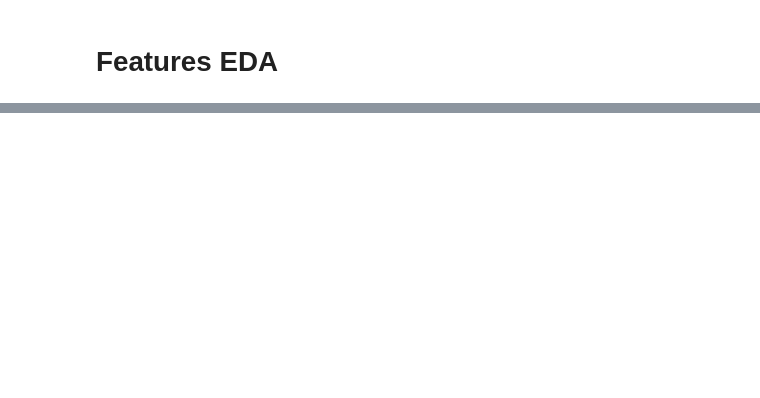
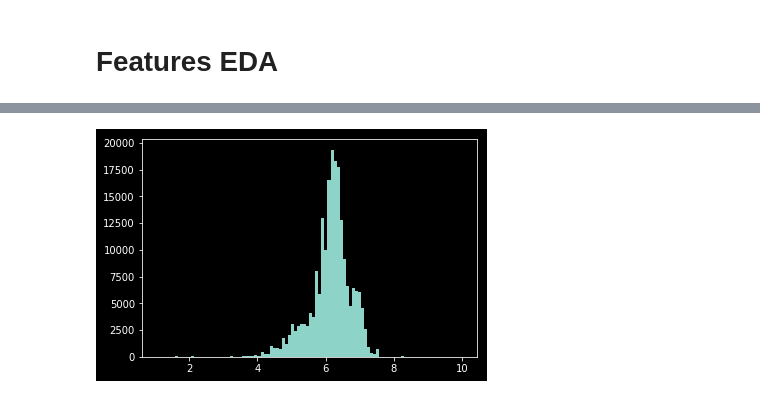
Before and after one commit to LindseyMoser/DSI_Capstone_B, a Jupyter notebook: 1_Data/PSQL_DF_EDA.ipynb, the cells around one changed output, grey strips where cells are left out. Saved outputs shown, nothing was run; the diff lists cells and outputs as text; code cells hidden in the pictures; blank space fills up the shorter version.

```diff
--- a/1_Data/PSQL_DF_EDA.ipynb
+++ b/1_Data/PSQL_DF_EDA.ipynb
@@ -156 +157,6 @@ np.min(eda_df['sb_curr_value_ast_01_amt'])
+# %%
+plt.hist(eir_nonzero['sb_eff_int_rate_prcnt'],bins=100)
+plt.show()
+# %% [output]
+[figure, added]
 # %%
```
Also changed, not shown: parts of 24 cells of this notebook, 1 other file.
